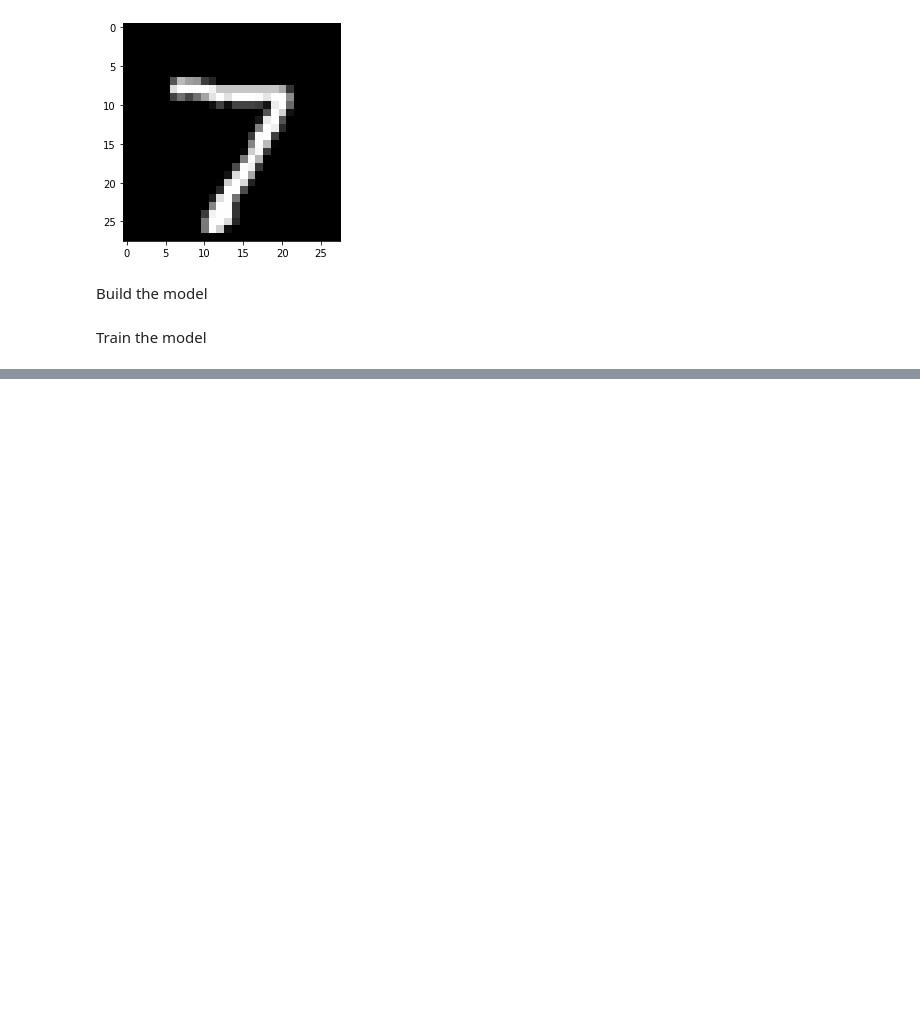
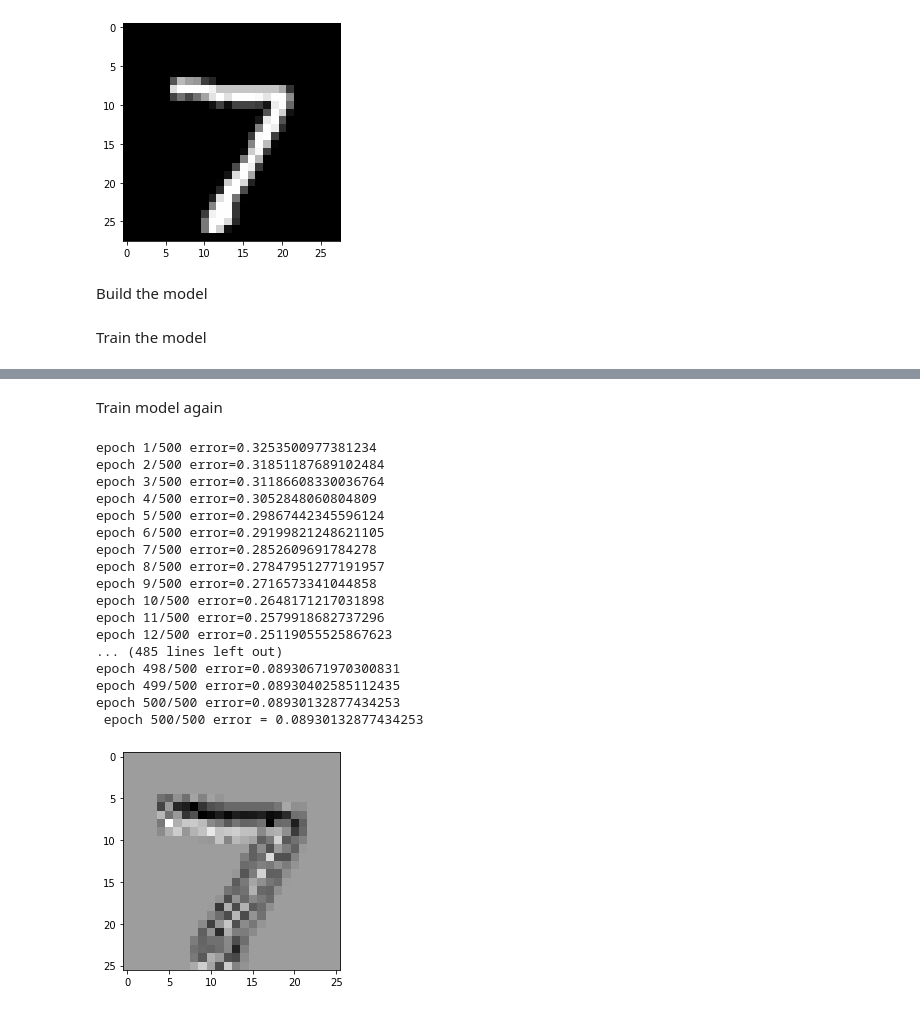
Before and after one commit to pg42866/SIB, a Jupyter notebook: scripts/eval5.ipynb, the cells around one changed output, grey strips where cells are left out. Cells and saved outputs as stored; diff of their text form; code cells hidden in the pictures; blank space fills up the shorter version.

```diff
--- a/scripts/eval5.ipynb
+++ b/scripts/eval5.ipynb
@@ -89,0 +109,41 @@ plot_img(conv.forward(test.X[:1]),shape=(26,26))
+# %%
+from src.si.supervised.nn import MaxPooling
+
+net = NN(epochs=500,lr=0.1,verbose=True)
+net.add(Conv2D((28, 28, 1), (3, 3), 1))  # sairá como 26*26*1
+net.add(Activation(Tanh()))  # crash aqui logo no primeiro backpropagation
+# ter em atenção  dimensão do pooling
+net.add(MaxPooling((2, 2)))  # esta esta a correr, sairá como 13*13*1
+net.add(Activation(Tanh()))
+net.add(Flatten())  # fica um vetor 1D
+net.add(Dense(13*13*1, 100))
+net.add(Activation(Tanh()))
+net.add(Dense(100, 10))
+net.add(Activation(Sigmoid()))
+# %% [markdown]
+Train model again
+# %%
+net.fit(train)
+
+conv = net.layers[0]
+
+plot_img(conv.forward(test.X[:1]),shape=(26,26))
+# %% [output]
+epoch 1/500 error=0.3253500977381234
+epoch 2/500 error=0.31851187689102484
+epoch 3/500 error=0.31186608330036764
+epoch 4/500 error=0.3052848060804809
+epoch 5/500 error=0.29867442345596124
+epoch 6/500 error=0.29199821248621105
+epoch 7/500 error=0.2852609691784278
+epoch 8/500 error=0.27847951277191957
+epoch 9/500 error=0.2716573341044858
+epoch 10/500 error=0.2648171217031898
+epoch 11/500 error=0.2579918682737296
+epoch 12/500 error=0.25119055525867623
+... (485 lines left out)
+epoch 498/500 error=0.08930671970300831
+epoch 499/500 error=0.08930402585112435
+epoch 500/500 error=0.08930132877434253
+ epoch 500/500 error = 0.08930132877434253
+[figure, added]
```
Also changed, not shown: parts of 6 cells of this notebook, 2 other files.
